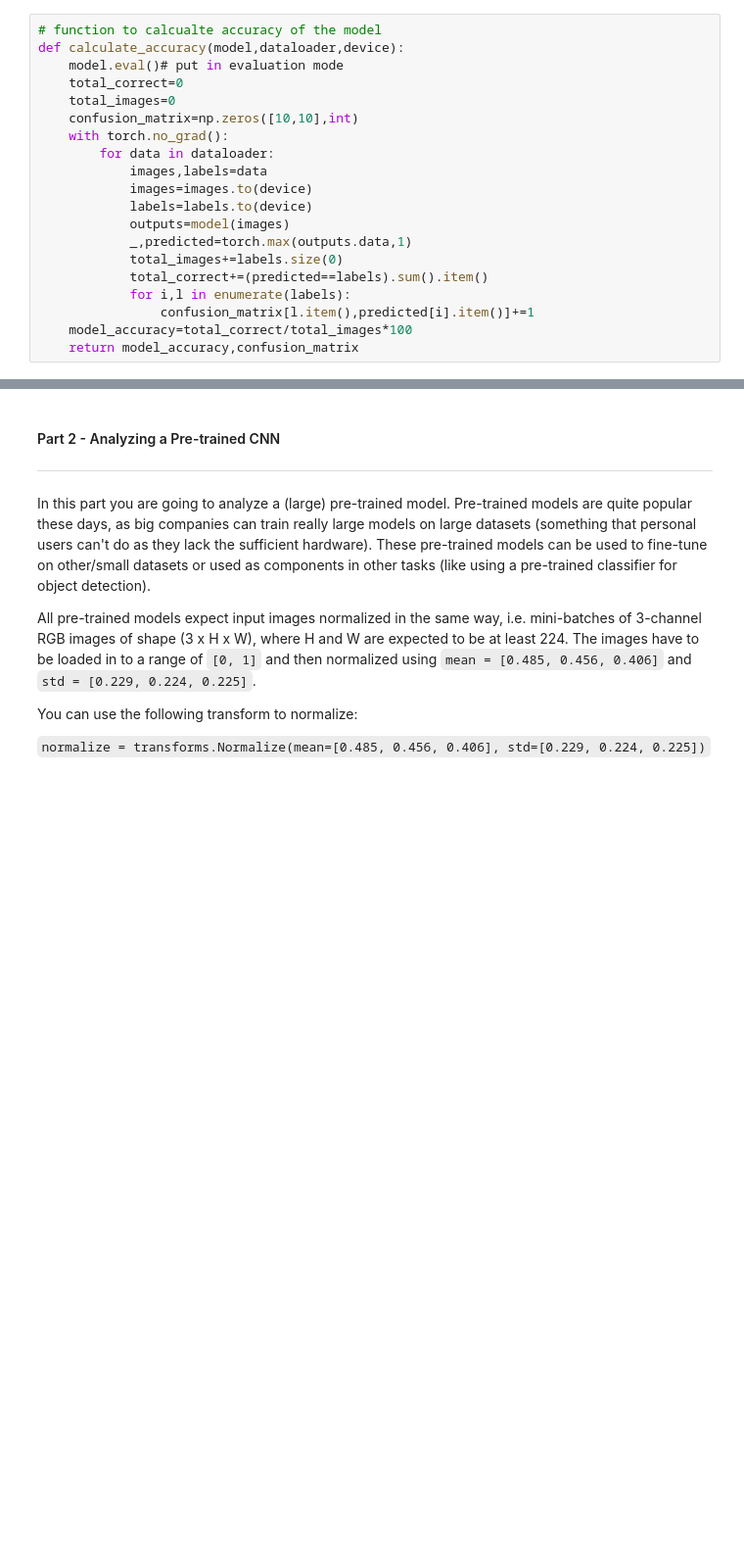
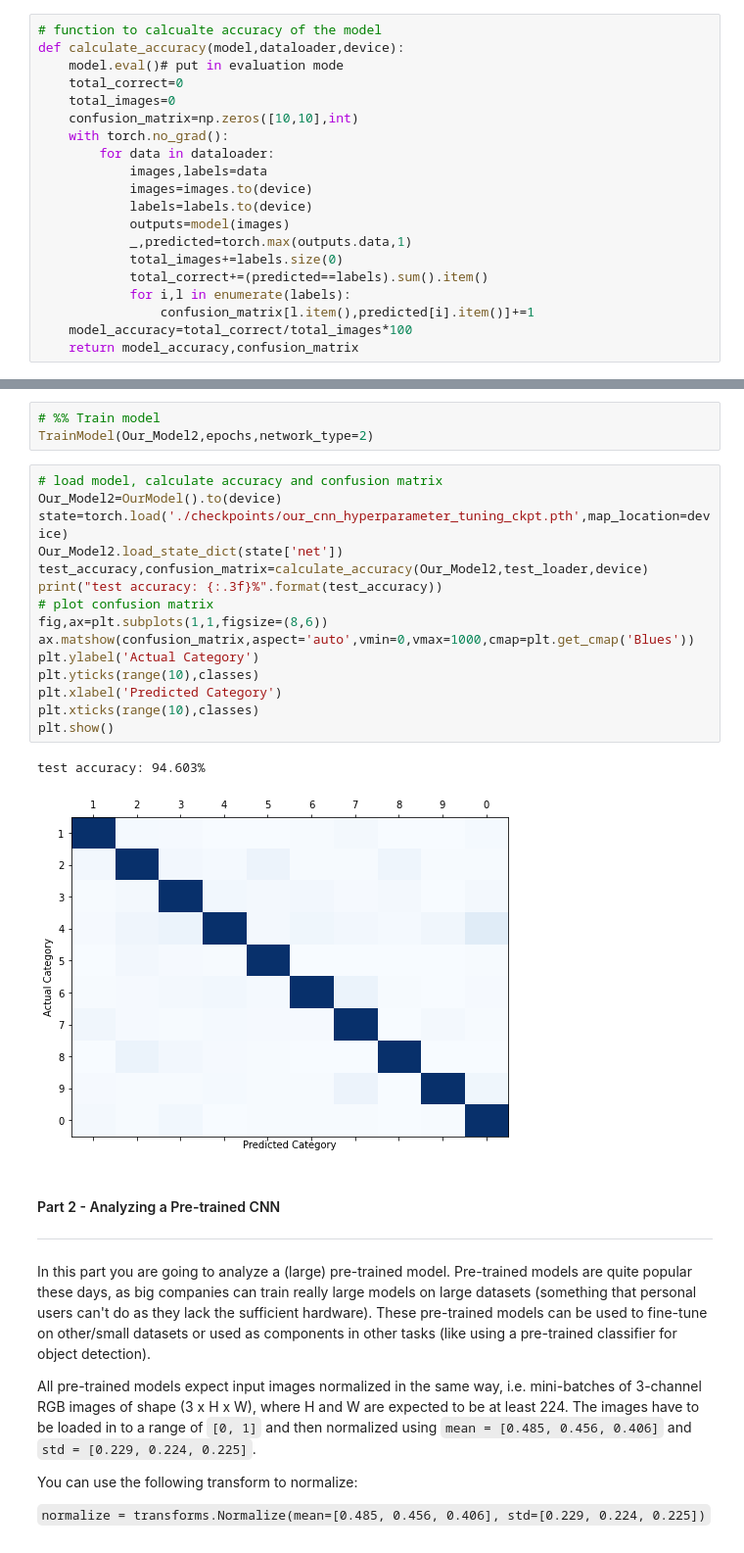
Before and after one commit to ynahum/cv_hw, a Jupyter notebook: Hw2/ee046746_hw2_207734088_034462796.ipynb, the cells around one changed output, grey strips where cells are left out. Shown at 98% size. Cells and saved outputs as stored; diff of their text form; blank space fills up the shorter version.

```diff
--- a/Hw2/ee046746_hw2_207734088_034462796.ipynb
+++ b/Hw2/ee046746_hw2_207734088_034462796.ipynb
@@ -314,3 +555,24 @@ test accuracy: 94.691%
+# %%
+# %% Train model
+TrainModel(Our_Model2,epochs,network_type=2)
+# %%
+# load model, calculate accuracy and confusion matrix
+Our_Model2=OurModel().to(device)
+state=torch.load('./checkpoints/our_cnn_hyperparameter_tuning_ckpt.pth',map_location=device)
+Our_Model2.load_state_dict(state['net'])
+test_accuracy,confusion_matrix=calculate_accuracy(Our_Model2,test_loader,device)
+print("test accuracy: {:.3f}%".format(test_accuracy))
+# plot confusion matrix
+fig,ax=plt.subplots(1,1,figsize=(8,6))
+ax.matshow(confusion_matrix,aspect='auto',vmin=0,vmax=1000,cmap=plt.get_cmap('Blues'))
+plt.ylabel('Actual Category')
+plt.yticks(range(10),classes)
+plt.xlabel('Predicted Category')
+plt.xticks(range(10),classes)
+plt.show()
+# %% [output]
+test accuracy: 94.603%
+[figure, added]
 # %% [markdown]
 #### Part 2 - Analyzing a Pre-trained CNN
 ---
```
Also changed, not shown: parts of 11 cells of this notebook, 1 other file.
